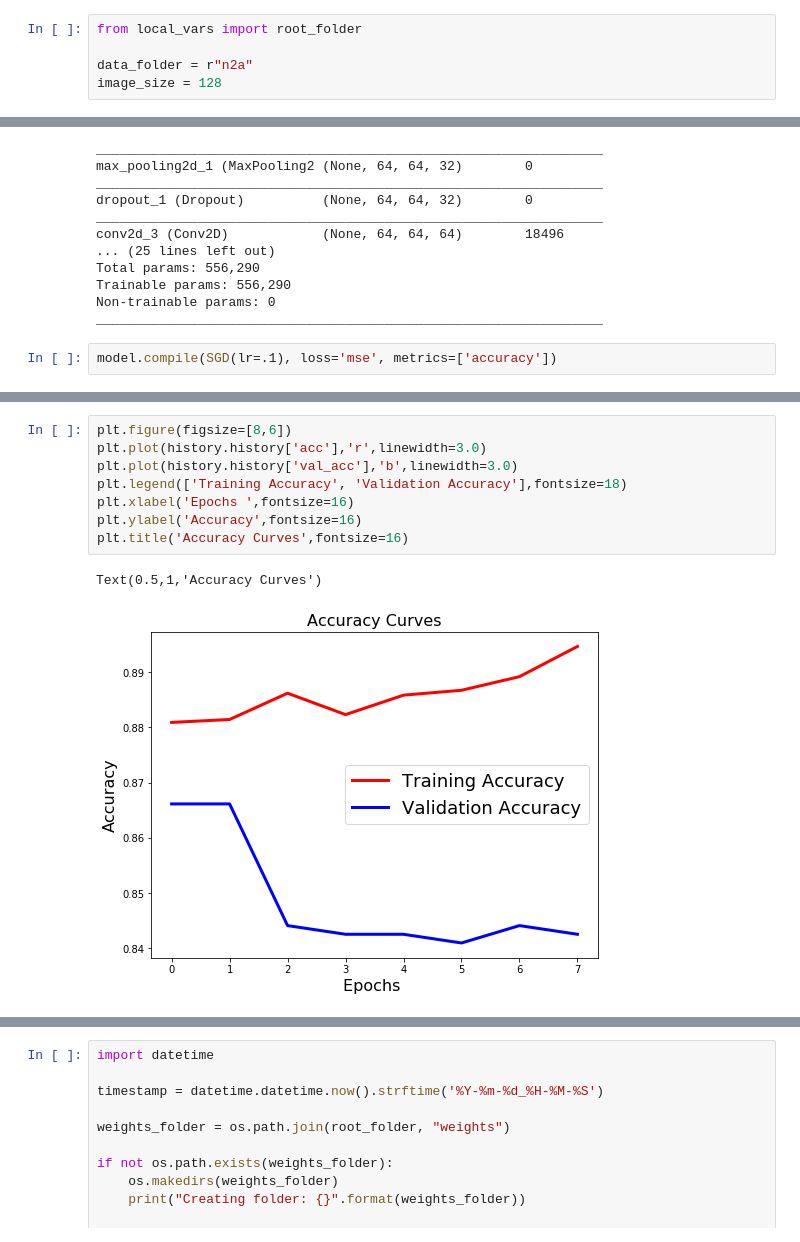
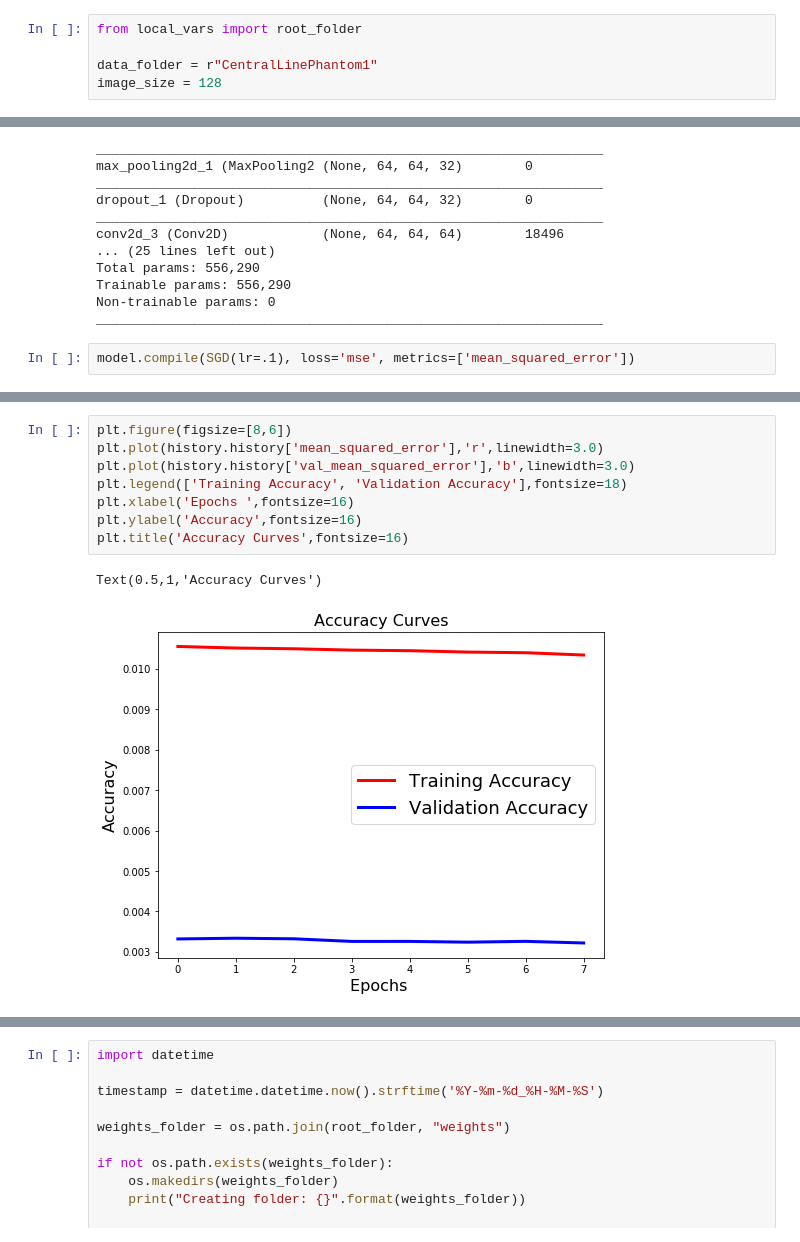
Before and after one commit to SlicerIGT/aigt, a Jupyter notebook: Notebooks/Experimental/CentralLineLoc-ArraysInput.ipynb, the cells around one changed output, grey strips where cells are left out. Saved outputs shown, nothing was run; the diff lists cells and outputs as text.

```diff
--- a/Notebooks/Experimental/CentralLineLoc-ArraysInput.ipynb
+++ b/Notebooks/Experimental/CentralLineLoc-ArraysInput.ipynb
@@ -1,7 +1,7 @@
 # %%
 from local_vars import root_folder
 
-data_folder = r"n2a"
+data_folder = r"CentralLinePhantom1"
 image_size = 128
 # %%
 import pandas as pd
@@ -155,7 +220,7 @@ Trainable params: 556,290
 Non-trainable params: 0
 _________________________________________________________________
 # %%
-model.compile(SGD(lr=.1), loss='mse', metrics=['accuracy'])
+model.compile(SGD(lr=.1), loss='mse', metrics=['mean_squared_error'])
 # %%
 num_epochs = 8
 batch_size = 100
@@ -188,11 +253,11 @@ Epoch 8/8
 # %%
 plt.figure(figsize=[8,6])
-plt.plot(history.history['acc'],'r',linewidth=3.0)
-plt.plot(history.history['val_acc'],'b',linewidth=3.0)
+plt.plot(history.history['mean_squared_error'],'r',linewidth=3.0)
+plt.plot(history.history['val_mean_squared_error'],'b',linewidth=3.0)
 plt.legend(['Training Accuracy', 'Validation Accuracy'],fontsize=18)
 plt.xlabel('Epochs ',fontsize=16)
 plt.ylabel('Accuracy',fontsize=16)
 plt.title('Accuracy Curves',fontsize=16)
 # %% [output]
 Text(0.5,1,'Accuracy Curves')
-[figure, old version]
+[figure, new version]
```
Also changed, not shown: parts of 10 cells of this notebook.
